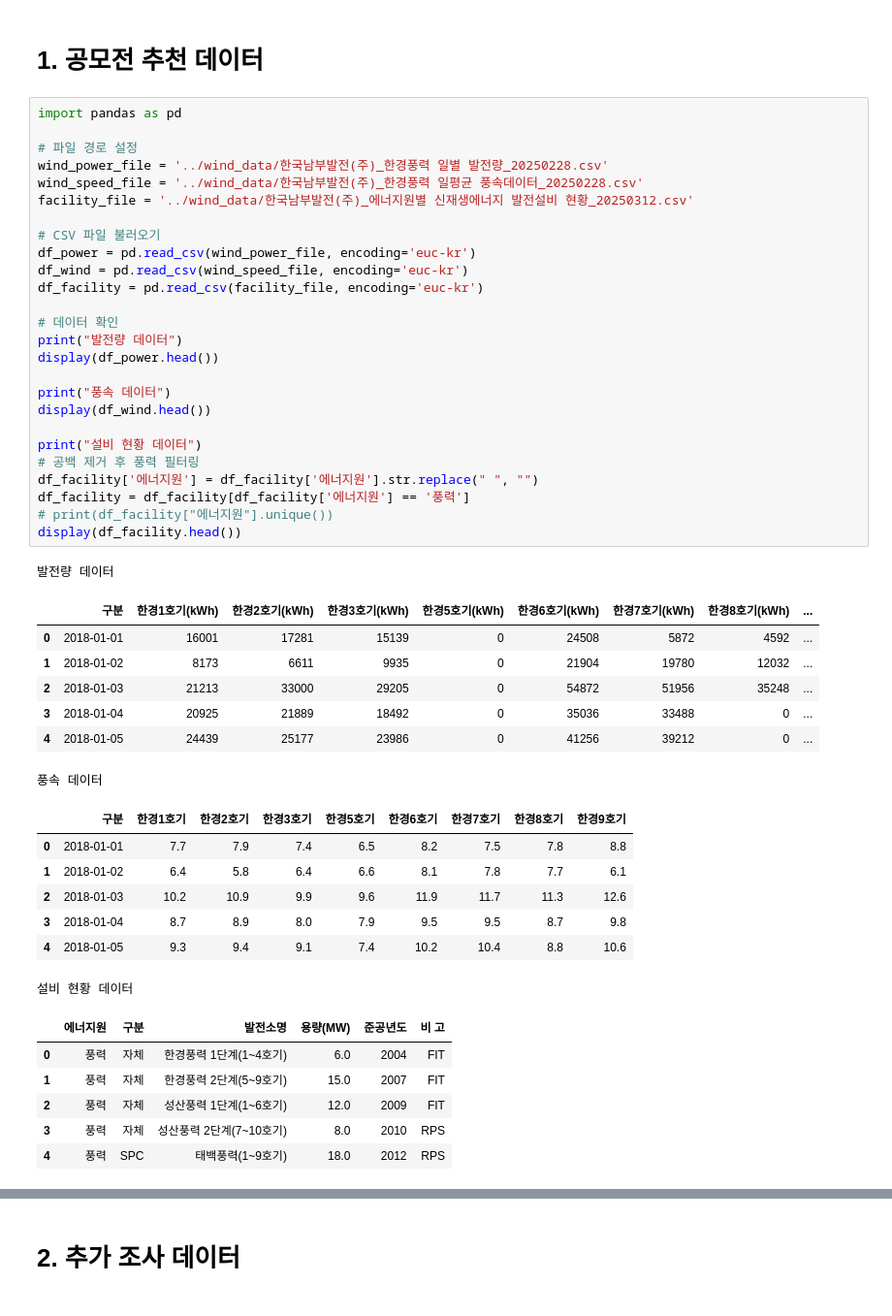
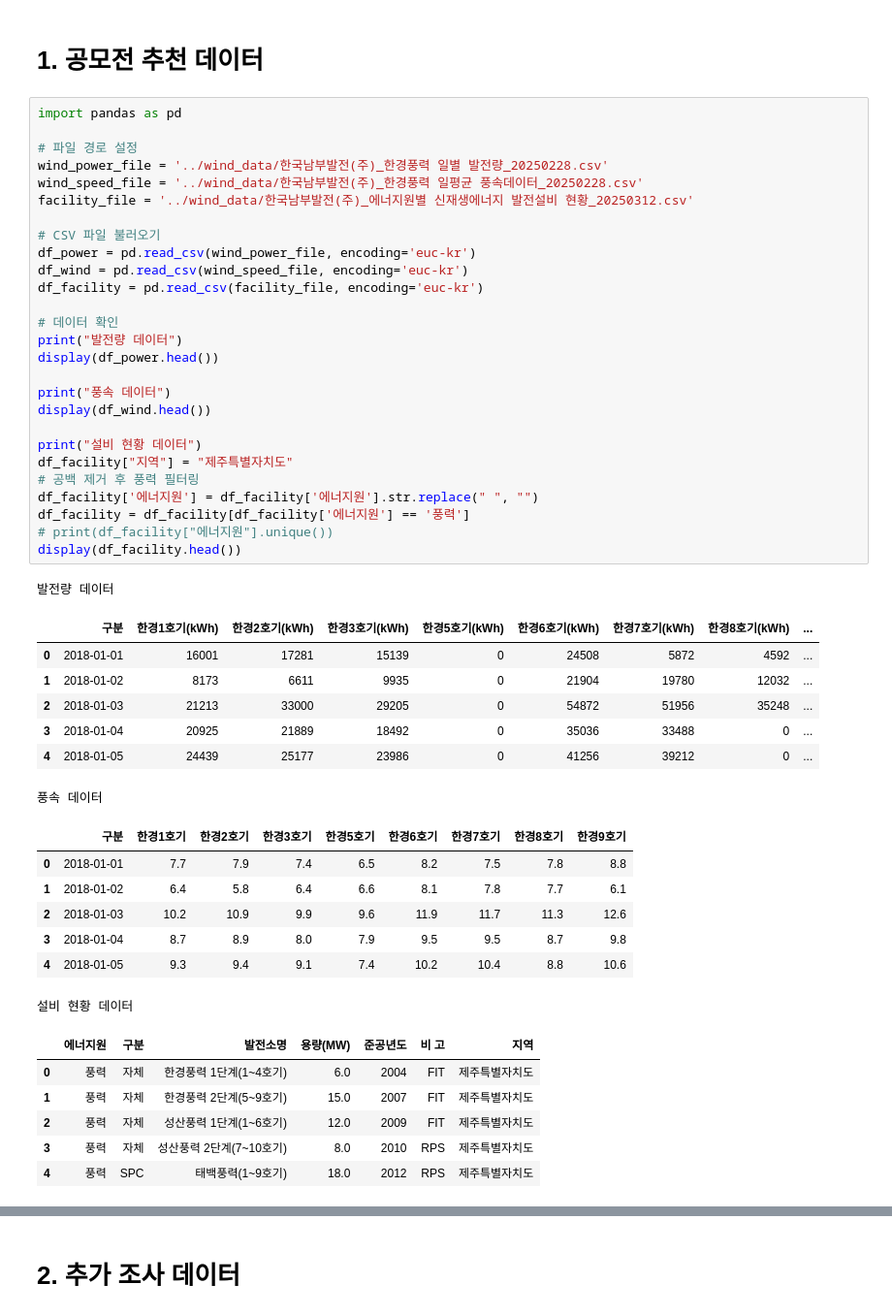
Before and after one commit to hahagoodgood/Renewable-Energy-Generation-Projection, a Jupyter notebook: eda/eda_1.ipynb, the cells around one changed output, grey strips where cells are left out. Shown at 97% size. Cells and saved outputs as stored; diff of their text form.

```diff
--- a/eda/eda_1.ipynb
+++ b/eda/eda_1.ipynb
@@ -29,36 +29,37 @@ df_facility = pd.read_csv(facility_file, encoding='euc-kr')
 
 # 데이터 확인
 print("발전량 데이터")
 display(df_power.head())
 
 print("풍속 데이터")
 display(df_wind.head())
 
 print("설비 현황 데이터")
+df_facility["지역"] = "제주특별자치도"
 # 공백 제거 후 풍력 필터링
 df_facility['에너지원'] = df_facility['에너지원'].str.replace(" ", "")
 df_facility = df_facility[df_facility['에너지원'] == '풍력']
 # print(df_facility["에너지원"].unique())
 display(df_facility.head())
 # %% [output]
 발전량 데이터
 |  | 구분 | 한경1호기(kWh) | 한경2호기(kWh) | 한경3호기(kWh) | 한경5호기(kWh) | 한경6호기(kWh) | 한경7호기(kWh) | 한경8호기(kWh) | ... |
 | 0 | 2018-01-01 | 16001 | 17281 | 15139 | 0 | 24508 | 5872 | 4592 | ... |
 | 1 | 2018-01-02 | 8173 | 6611 | 9935 | 0 | 21904 | 19780 | 12032 | ... |
 | 2 | 2018-01-03 | 21213 | 33000 | 29205 | 0 | 54872 | 51956 | 35248 | ... |
 | 3 | 2018-01-04 | 20925 | 21889 | 18492 | 0 | 35036 | 33488 | 0 | ... |
 | 4 | 2018-01-05 | 24439 | 25177 | 23986 | 0 | 41256 | 39212 | 0 | ... |
 풍속 데이터
 |  | 구분 | 한경1호기 | 한경2호기 | 한경3호기 | 한경5호기 | 한경6호기 | 한경7호기 | 한경8호기 | 한경9호기 |
 | 0 | 2018-01-01 | 7.7 | 7.9 | 7.4 | 6.5 | 8.2 | 7.5 | 7.8 | 8.8 |
 | 1 | 2018-01-02 | 6.4 | 5.8 | 6.4 | 6.6 | 8.1 | 7.8 | 7.7 | 6.1 |
 | 2 | 2018-01-03 | 10.2 | 10.9 | 9.9 | 9.6 | 11.9 | 11.7 | 11.3 | 12.6 |
 | 3 | 2018-01-04 | 8.7 | 8.9 | 8.0 | 7.9 | 9.5 | 9.5 | 8.7 | 9.8 |
 | 4 | 2018-01-05 | 9.3 | 9.4 | 9.1 | 7.4 | 10.2 | 10.4 | 8.8 | 10.6 |
 설비 현황 데이터
-|  | 에너지원 | 구분 | 발전소명 | 용량(MW) | 준공년도 | 비 고 |
-| 0 | 풍력 | 자체 | 한경풍력 1단계(1~4호기) | 6.0 | 2004 | FIT |
-| 1 | 풍력 | 자체 | 한경풍력 2단계(5~9호기) | 15.0 | 2007 | FIT |
-| 2 | 풍력 | 자체 | 성산풍력 1단계(1~6호기) | 12.0 | 2009 | FIT |
-| 3 | 풍력 | 자체 | 성산풍력 2단계(7~10호기) | 8.0 | 2010 | RPS |
-| 4 | 풍력 | SPC | 태백풍력(1~9호기) | 18.0 | 2012 | RPS |
+|  | 에너지원 | 구분 | 발전소명 | 용량(MW) | 준공년도 | 비 고 | 지역 |
+| 0 | 풍력 | 자체 | 한경풍력 1단계(1~4호기) | 6.0 | 2004 | FIT | 제주특별자치도 |
+| 1 | 풍력 | 자체 | 한경풍력 2단계(5~9호기) | 15.0 | 2007 | FIT | 제주특별자치도 |
+| 2 | 풍력 | 자체 | 성산풍력 1단계(1~6호기) | 12.0 | 2009 | FIT | 제주특별자치도 |
+| 3 | 풍력 | 자체 | 성산풍력 2단계(7~10호기) | 8.0 | 2010 | RPS | 제주특별자치도 |
+| 4 | 풍력 | SPC | 태백풍력(1~9호기) | 18.0 | 2012 | RPS | 제주특별자치도 |
```
Also changed, not shown: parts of 38 cells of this notebook, 25 other files.
